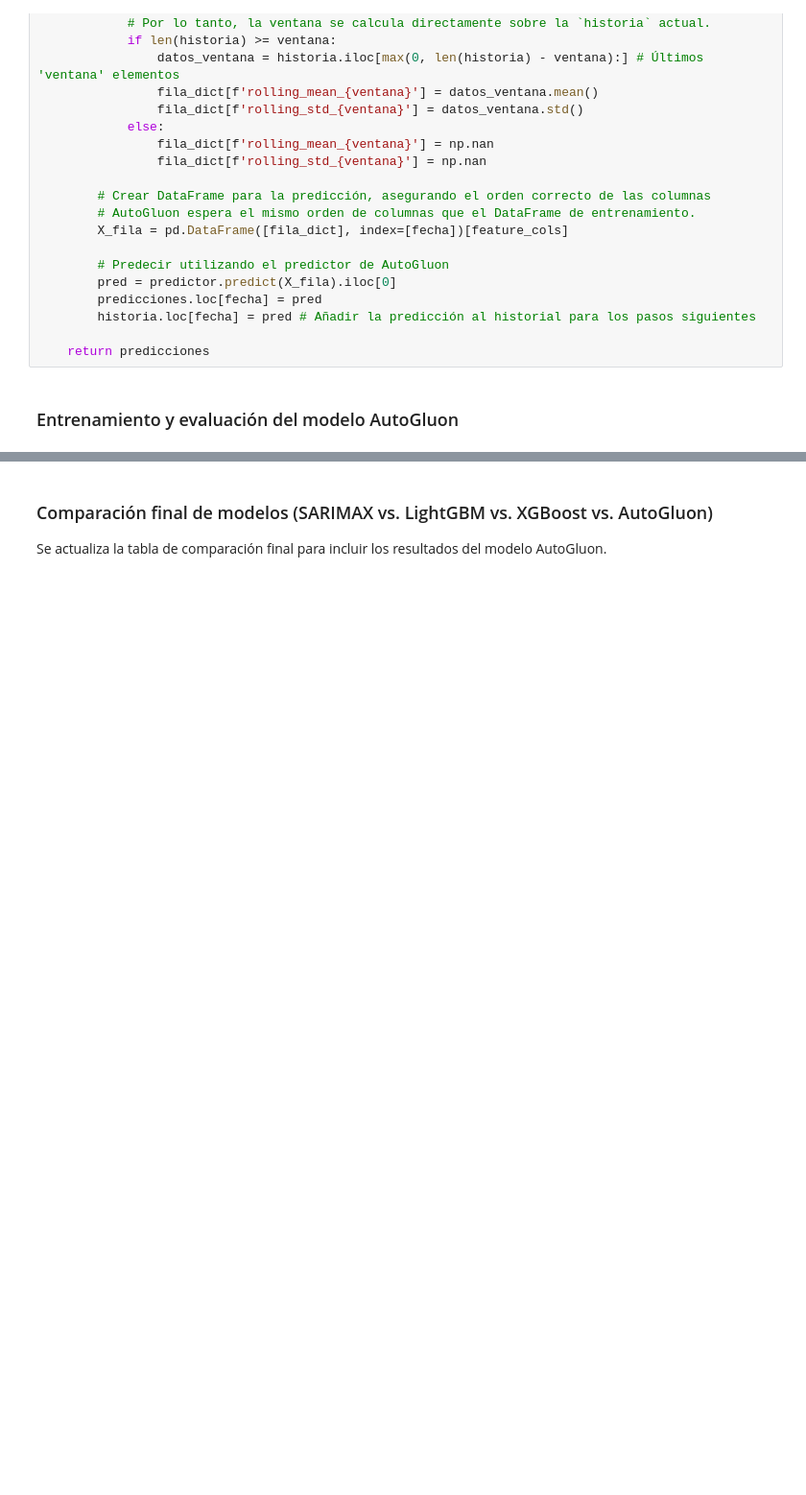
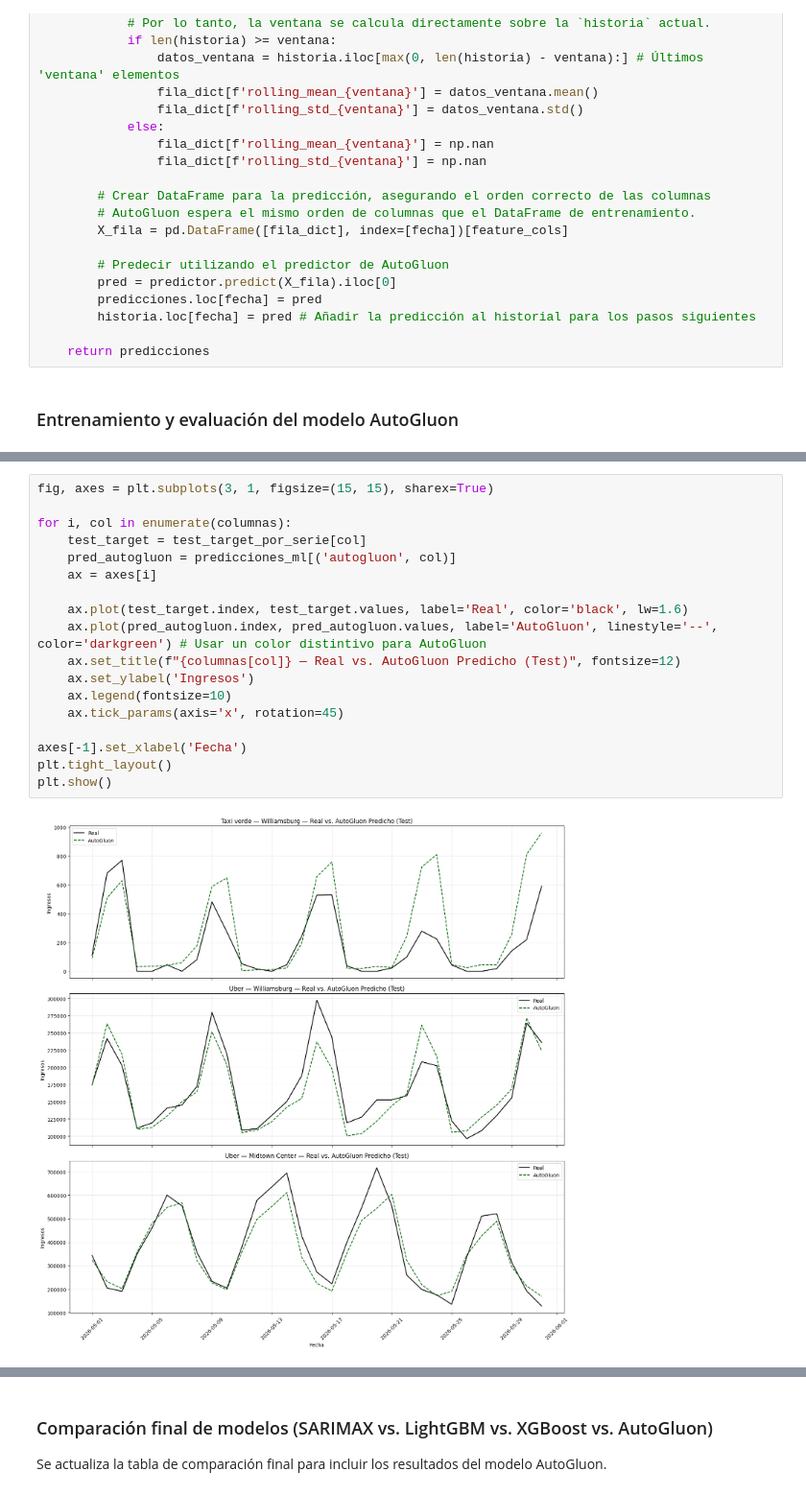
Before and after one commit to patriciasandagorda/AST, a Jupyter notebook: AST_Script_TP2_Grupo2_VPS_W_E.ipynb, the cells around one changed output, grey strips where cells are left out. Shown at 96% size. Drawn from its saved outputs; the diff is of its cells as text; blank space fills up the shorter version.

```diff
--- a/AST_Script_TP2_Grupo2_VPS_W_E.ipynb
+++ b/AST_Script_TP2_Grupo2_VPS_W_E.ipynb
@@ -1960,0 +1989,20 @@ NameError: name 'TabularPredictor' is not defined
+# %%
+fig, axes = plt.subplots(3, 1, figsize=(15, 15), sharex=True)
+
+for i, col in enumerate(columnas):
+    test_target = test_target_por_serie[col]
+    pred_autogluon = predicciones_ml[('autogluon', col)]
+    ax = axes[i]
+
+    ax.plot(test_target.index, test_target.values, label='Real', color='black', lw=1.6)
+    ax.plot(pred_autogluon.index, pred_autogluon.values, label='AutoGluon', linestyle='--', color='darkgreen') # Usar un color distintivo para AutoGluon
+    ax.set_title(f"{columnas[col]} — Real vs. AutoGluon Predicho (Test)", fontsize=12)
+    ax.set_ylabel('Ingresos')
+    ax.legend(fontsize=10)
+    ax.tick_params(axis='x', rotation=45)
+
+axes[-1].set_xlabel('Fecha')
+plt.tight_layout()
+plt.show()
+# %% [output]
+[figure, added]
```
Also changed, not shown: parts of 24 cells of this notebook.
